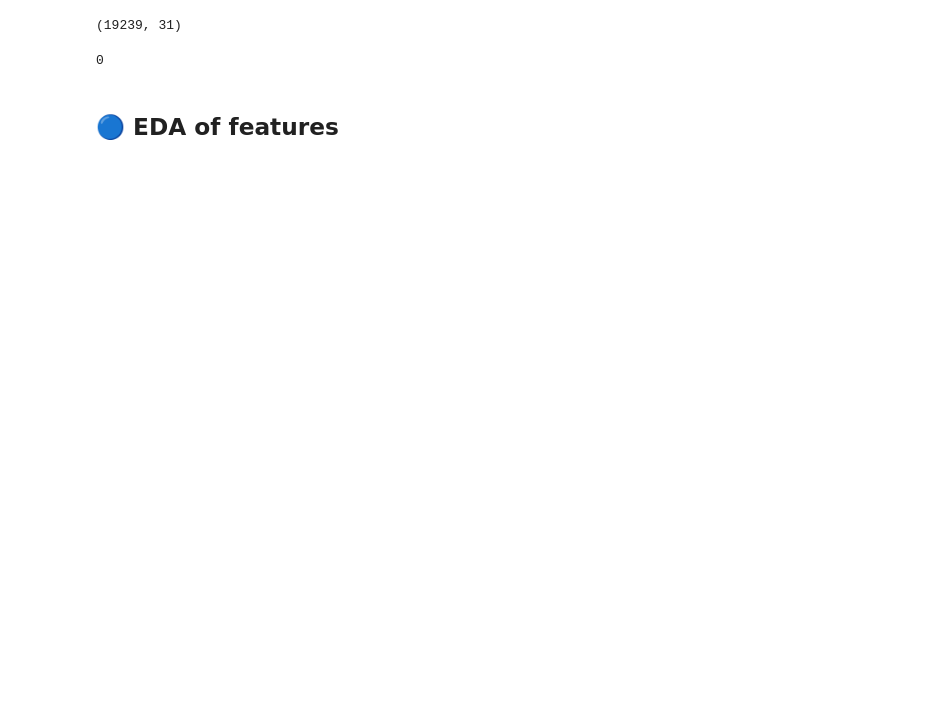
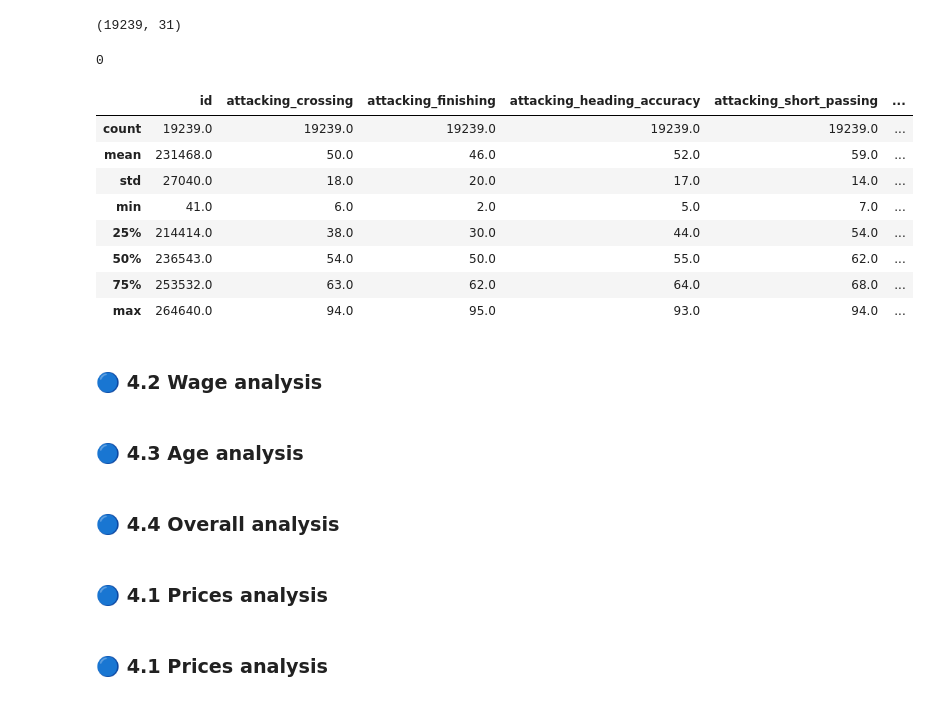
Before and after one commit to Gersoning/players_analysis, a Jupyter notebook: players_analysis.ipynb, the cells around one changed output. Cells and saved outputs as stored; diff of their text form; code cells hidden in the pictures; blank space fills up the shorter version.

```diff
--- a/players_analysis.ipynb
+++ b/players_analysis.ipynb
@@ -80,5 +188,25 @@ total_stats.shape
 total_stats.isna().sum().sum()
 # %% [output]
 0
-# %% [markdown]
-## 🔵 EDA of features
+# %%
+total_stats.describe().round(0)
+# %% [output]
+|  | id | attacking_crossing | attacking_finishing | attacking_heading_accuracy | attacking_short_passing | ... |
+| count | 19239.0 | 19239.0 | 19239.0 | 19239.0 | 19239.0 | ... |
+| mean | 231468.0 | 50.0 | 46.0 | 52.0 | 59.0 | ... |
+| std | 27040.0 | 18.0 | 20.0 | 17.0 | 14.0 | ... |
+| min | 41.0 | 6.0 | 2.0 | 5.0 | 7.0 | ... |
+| 25% | 214414.0 | 38.0 | 30.0 | 44.0 | 54.0 | ... |
+| 50% | 236543.0 | 54.0 | 50.0 | 55.0 | 62.0 | ... |
+| 75% | 253532.0 | 63.0 | 62.0 | 64.0 | 68.0 | ... |
+| max | 264640.0 | 94.0 | 95.0 | 93.0 | 94.0 | ... |
+# %% [markdown]
+### 🔵 4.2 Wage analysis
+# %% [markdown]
+### 🔵 4.3 Age analysis
+# %% [markdown]
+### 🔵 4.4 Overall analysis
+# %% [markdown]
+### 🔵 4.1 Prices analysis
+# %% [markdown]
+### 🔵 4.1 Prices analysis
```
Also changed, not shown: parts of 29 cells of this notebook.
